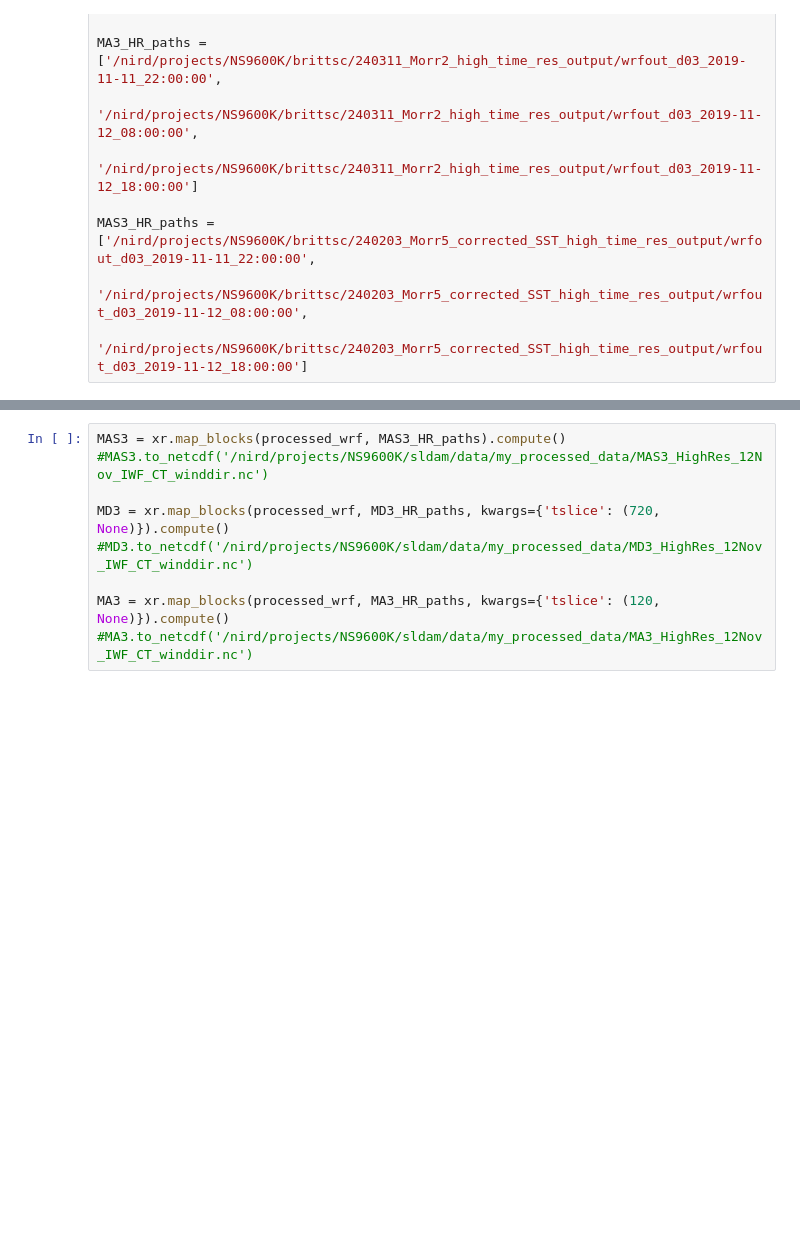
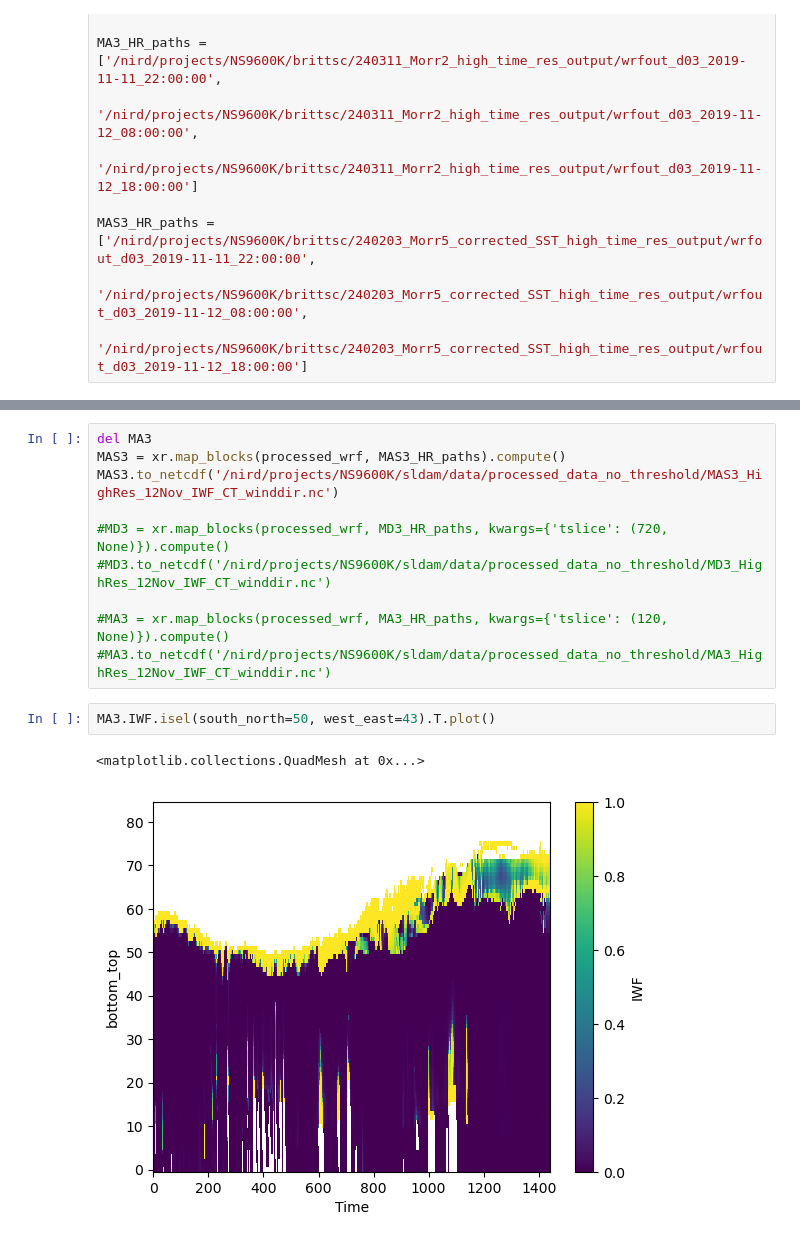
Before and after one commit to sldamman/JGR-Atmospheres-Paper-24, a Jupyter notebook: 240902_Preprocessing.ipynb, the cells around one changed output, grey strips where cells are left out. Saved outputs shown, nothing was run; the diff lists cells and outputs as text; blank space fills up the shorter version.

Commit message:
Minor changes related to data handling

```diff
--- a/240902_Preprocessing.ipynb
+++ b/240902_Preprocessing.ipynb
@@ -93,11 +94,17 @@ def processed_wrf(model_path, cut_edges=10, tslice=None, hslice=slice(0, 85)):
             tslices = [slice(tslice[0], None), slice(None, None), slice(None, tslice[1])]
         return xr.concat([calculate(path, t) for path, t in zip(model_path, tslices)], dim='Time')
 # %%
+del MA3
 MAS3 = xr.map_blocks(processed_wrf, MAS3_HR_paths).compute()
-#MAS3.to_netcdf('/nird/projects/NS9600K/sldam/data/my_processed_data/MAS3_HighRes_12Nov_IWF_CT_winddir.nc')
+MAS3.to_netcdf('/nird/projects/NS9600K/sldam/data/processed_data_no_threshold/MAS3_HighRes_12Nov_IWF_CT_winddir.nc')
 
-MD3 = xr.map_blocks(processed_wrf, MD3_HR_paths, kwargs={'tslice': (720, None)}).compute()
-#MD3.to_netcdf('/nird/projects/NS9600K/sldam/data/my_processed_data/MD3_HighRes_12Nov_IWF_CT_winddir.nc')
+#MD3 = xr.map_blocks(processed_wrf, MD3_HR_paths, kwargs={'tslice': (720, None)}).compute()
+#MD3.to_netcdf('/nird/projects/NS9600K/sldam/data/processed_data_no_threshold/MD3_HighRes_12Nov_IWF_CT_winddir.nc')
 
-MA3 = xr.map_blocks(processed_wrf, MA3_HR_paths, kwargs={'tslice': (120, None)}).compute()
-#MA3.to_netcdf('/nird/projects/NS9600K/sldam/data/my_processed_data/MA3_HighRes_12Nov_IWF_CT_winddir.nc')
+#MA3 = xr.map_blocks(processed_wrf, MA3_HR_paths, kwargs={'tslice': (120, None)}).compute()
+#MA3.to_netcdf('/nird/projects/NS9600K/sldam/data/processed_data_no_threshold/MA3_HighRes_12Nov_IWF_CT_winddir.nc')
+# %%
+MA3.IWF.isel(south_north=50, west_east=43).T.plot()
+# %% [output]
+<matplotlib.collections.QuadMesh at 0x...>
+[figure, added]
```
Also changed, not shown: parts of 1 cell of this notebook.
